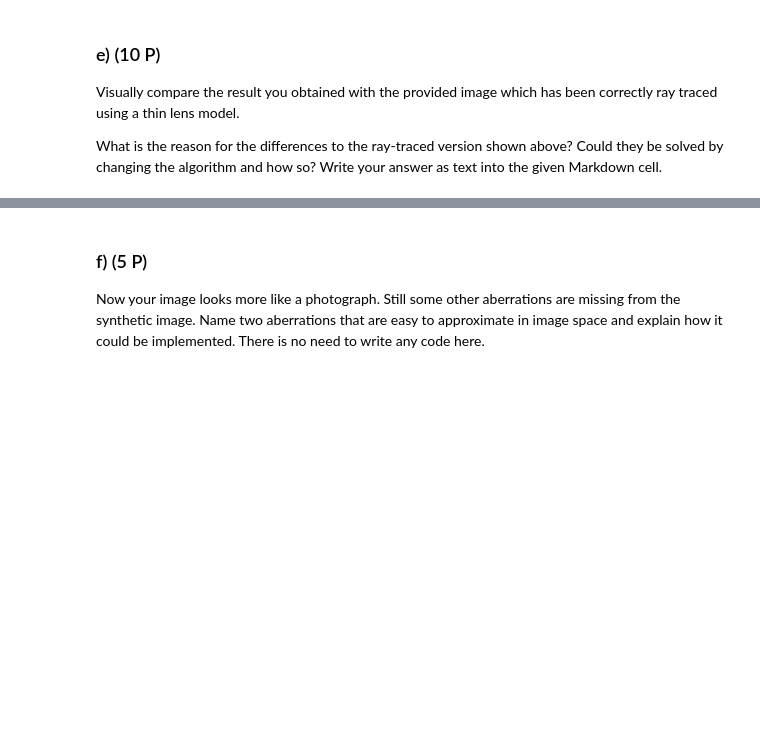
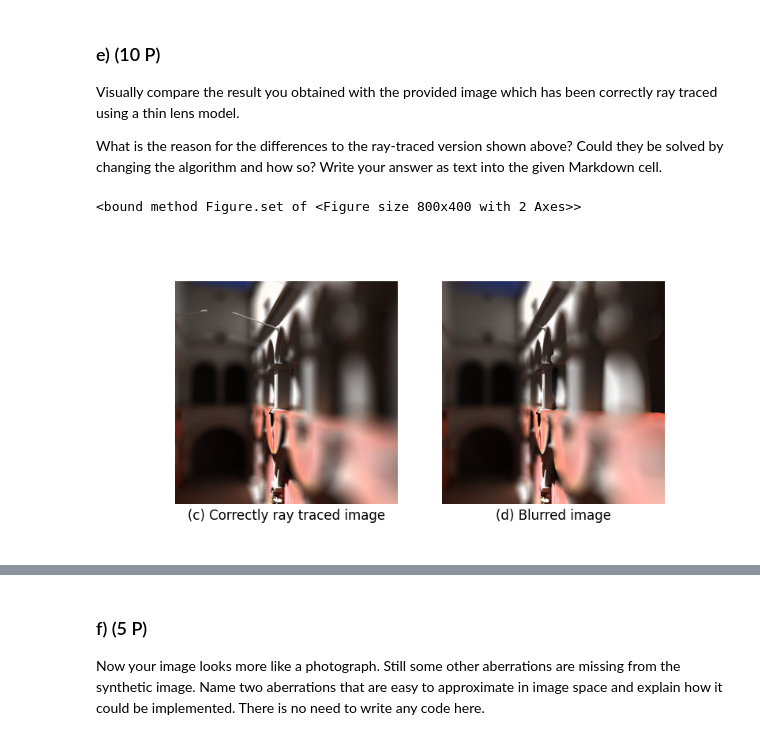
Before and after one commit to nimartin99/Computational-Photography, a Jupyter notebook: exercise_03/Depth_of_field.ipynb, the cells around one changed output, grey strips where cells are left out. Drawn from its saved outputs; the diff is of its cells as text; code cells hidden in the pictures; blank space fills up the shorter version.

```diff
--- a/exercise_03/Depth_of_field.ipynb
+++ b/exercise_03/Depth_of_field.ipynb
@@ -170,14 +171,17 @@ accumulation_buffer = np.zeros([out_shape[0], out_shape[1]], dtype=np.float32)
 for y in tqdm(range(all_in_focus.shape[0])):
     for x in range(all_in_focus.shape[0]):
         # TODO: lookup the blur radius for the current pixel
-        pass  # TODO remove this.
-
+        pixel_radius = blur_radius_pixel[x,y]
 
         # TODO: get the current blur kernel
+        kernel = blur_kernel(pixel_radius)
+        pixel_radius = kernel.shape[0] // 2
 
         # TODO: perform the splatting in image space
+        blurred_image[x+max_blur-pixel_radius:x+max_blur+pixel_radius+1,y+max_blur-pixel_radius:y+max_blur+pixel_radius+1] += all_in_focus[x,y] * kernel[:,:,None]
 
         # TODO: update the accumulation buffer
+        accumulation_buffer[x+max_blur-pixel_radius:x+max_blur+pixel_radius+1,y+max_blur-pixel_radius:y+max_blur+pixel_radius+1] += kernel
 
 # cut out center
 blurred_image = blurred_image[max_blur:-max_blur, max_blur:-max_blur]
@@ -186,7 +190,7 @@ accumulation_buffer = accumulation_buffer[max_blur:-max_blur, max_blur:-max_blur
 ### d) (5 P)
 Finally normalize the blurred image using the `accumulation_buffer`.
 # %%
-blurred_image_normalized = np.zeros_like(all_in_focus)  # TODO normalize blurred image
+blurred_image_normalized = blurred_image / accumulation_buffer[:,:,None]
 # %% [markdown]
 ### e) (10 P)
 Visually compare the result you obtained with the provided image which has been correctly ray traced using
@@ -195,5 +199,15 @@ a thin lens model.
 What is the reason for the differences to the ray-traced version shown above? Could they be solved by changing the algorithm and how so?
 Write your answer as text into the given Markdown cell.
 # %%
-# TODO: Make some plots
+fig, axs = plt.subplots(1, 2, figsize=[8, 4])
+axs[0].imshow(correct_raytraced_image)
+axs[0].set_title("(c) Correctly ray traced image", y=-0.1)
+axs[1].imshow(blurred_image_normalized)
+axs[1].set_title("(d) Blurred image", y=-0.1)
+for i in range(2):
+    axs[i].set_axis_off()
+fig.set
+# %% [output]
+<bound method Figure.set of <Figure size 800x400 with 2 Axes>>
+[figure, added]
 # %% [markdown]
```
Also changed, not shown: parts of 7 cells of this notebook.
